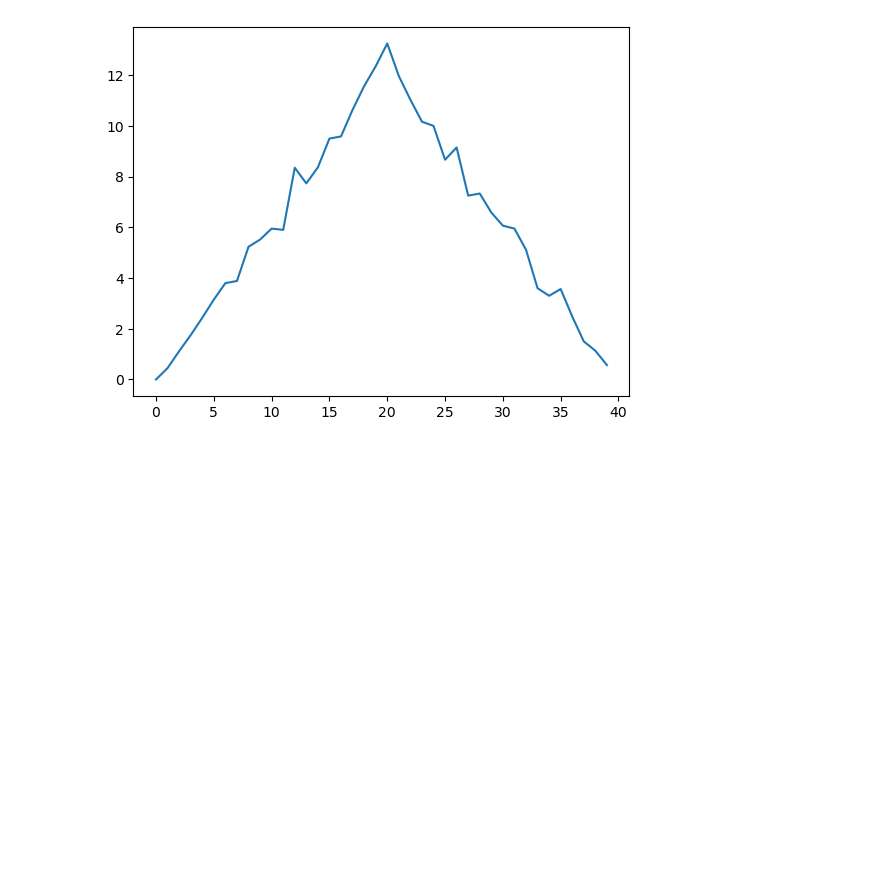
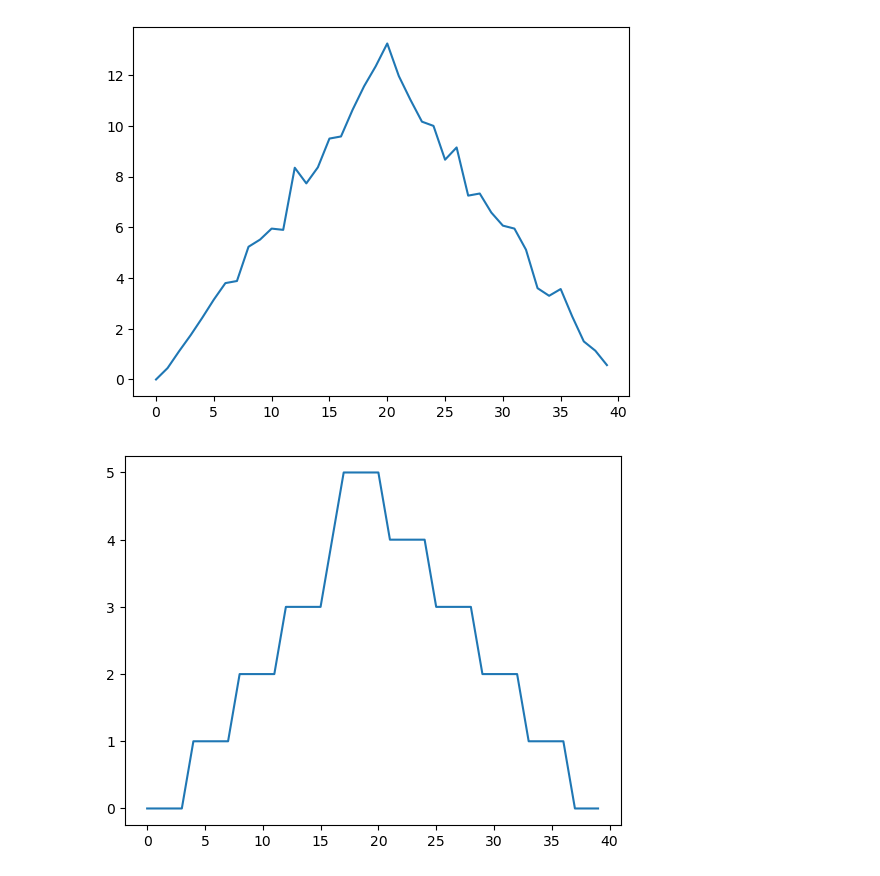
Before and after one commit to 4TUResearchData-Carpentries/gitautopush-sandbox, a Jupyter notebook: Python_day1.ipynb, the cells around one changed output. Drawn from its saved outputs; the diff is of its cells as text; code cells hidden in the pictures; blank space fills up the shorter version.

```diff
--- a/Python_day1.ipynb
+++ b/Python_day1.ipynb
@@ -352,3 +352,9 @@ plt.plot(data_ave)
 plt.show()
 # %% [output]
 [figure]
+# %%
+data_min=np.amin(data,axis=0)
+plt.plot(data_min)
+plt.show()
+# %% [output]
+[figure, added]
```
Also changed, not shown: parts of 1 cell of this notebook.
